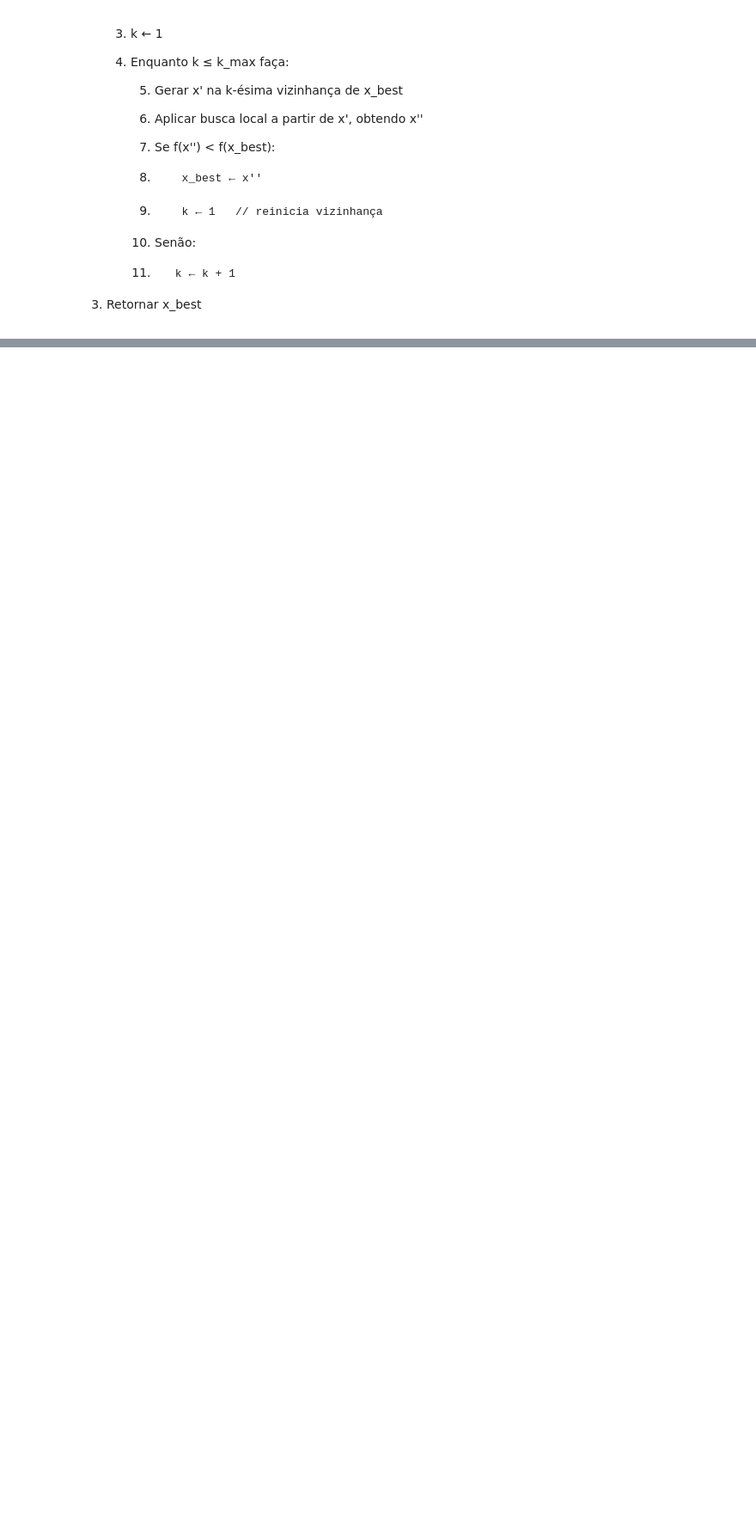
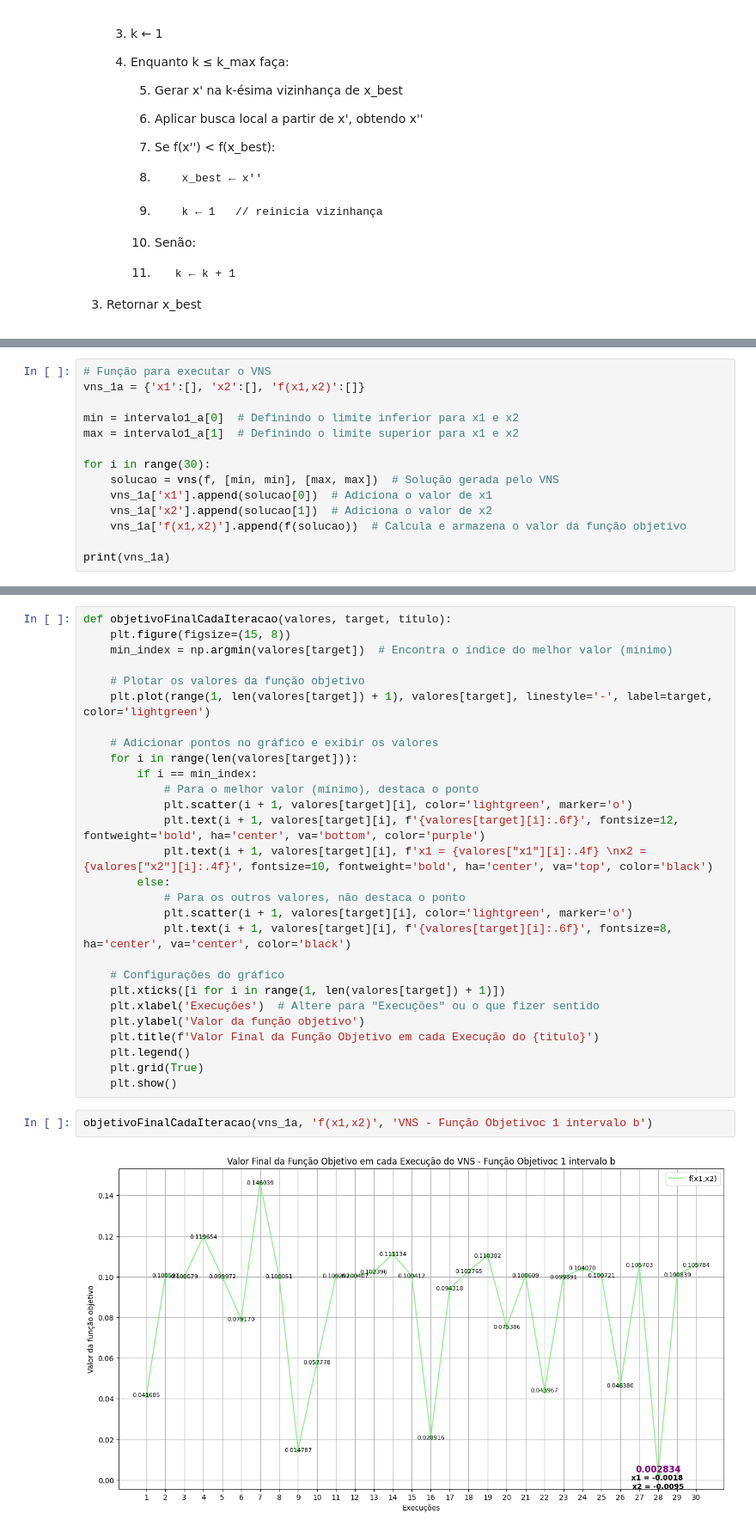
Before and after one commit to aymesantos/TP01-MetaHeuristica, a Jupyter notebook: tp01.ipynb, the cells around one changed output, grey strips where cells are left out. Shown at 86% size. Saved outputs shown, nothing was run; the diff lists cells and outputs as text; blank space fills up the shorter version.

Commit message:
vns pronto para função 1

```diff
--- a/tp01.ipynb
+++ b/tp01.ipynb
@@ -146,0 +289,14 @@ Entrada: solução inicial `x`, número máximo de vizinhanças `k_max`, número
+# %%
+# Função para executar o VNS
+vns_1a = {'x1':[], 'x2':[], 'f(x1,x2)':[]}
+
+min = intervalo1_a[0]  # Definindo o limite inferior para x1 e x2
+max = intervalo1_a[1]  # Definindo o limite superior para x1 e x2
+
+for i in range(30):
+    solucao = vns(f, [min, min], [max, max])  # Solução gerada pelo VNS
+    vns_1a['x1'].append(solucao[0])  # Adiciona o valor de x1
+    vns_1a['x2'].append(solucao[1])  # Adiciona o valor de x2
+    vns_1a['f(x1,x2)'].append(f(solucao))  # Calcula e armazena o valor da função objetivo
+
+print(vns_1a)
@@ -146,0 +307,32 @@ Entrada: solução inicial `x`, número máximo de vizinhanças `k_max`, número
+# %%
+def objetivoFinalCadaIteracao(valores, target, titulo):
+    plt.figure(figsize=(15, 8))
+    min_index = np.argmin(valores[target])  # Encontra o índice do melhor valor (mínimo)
+
+    # Plotar os valores da função objetivo
+    plt.plot(range(1, len(valores[target]) + 1), valores[target], linestyle='-', label=target, color='lightgreen')
+
+    # Adicionar pontos no gráfico e exibir os valores
+    for i in range(len(valores[target])):
+        if i == min_index:
+            # Para o melhor valor (mínimo), destaca o ponto
+            plt.scatter(i + 1, valores[target][i], color='lightgreen', marker='o')
+            plt.text(i + 1, valores[target][i], f'{valores[target][i]:.6f}', fontsize=12, fontweight='bold', ha='center', va='bottom', color='purple')
+            plt.text(i + 1, valores[target][i], f'x1 = {valores["x1"][i]:.4f} \nx2 = {valores["x2"][i]:.4f}', fontsize=10, fontweight='bold', ha='center', va='top', color='black')
+        else:
+            # Para os outros valores, não destaca o ponto
+            plt.scatter(i + 1, valores[target][i], color='lightgreen', marker='o')
+            plt.text(i + 1, valores[target][i], f'{valores[target][i]:.6f}', fontsize=8, ha='center', va='center', color='black')
+
+    # Configurações do gráfico
+    plt.xticks([i for i in range(1, len(valores[target]) + 1)])
+    plt.xlabel('Execuções')  # Altere para "Execuções" ou o que fizer sentido
+    plt.ylabel('Valor da função objetivo')
+    plt.title(f'Valor Final da Função Objetivo em cada Execução do {titulo}')
+    plt.legend()
+    plt.grid(True)
+    plt.show()
+# %%
+objetivoFinalCadaIteracao(vns_1a, 'f(x1,x2)', 'VNS - Função Objetivoc 1 intervalo b')
+# %% [output]
+[figure, added]
```
Also changed, not shown: parts of 31 cells of this notebook.
